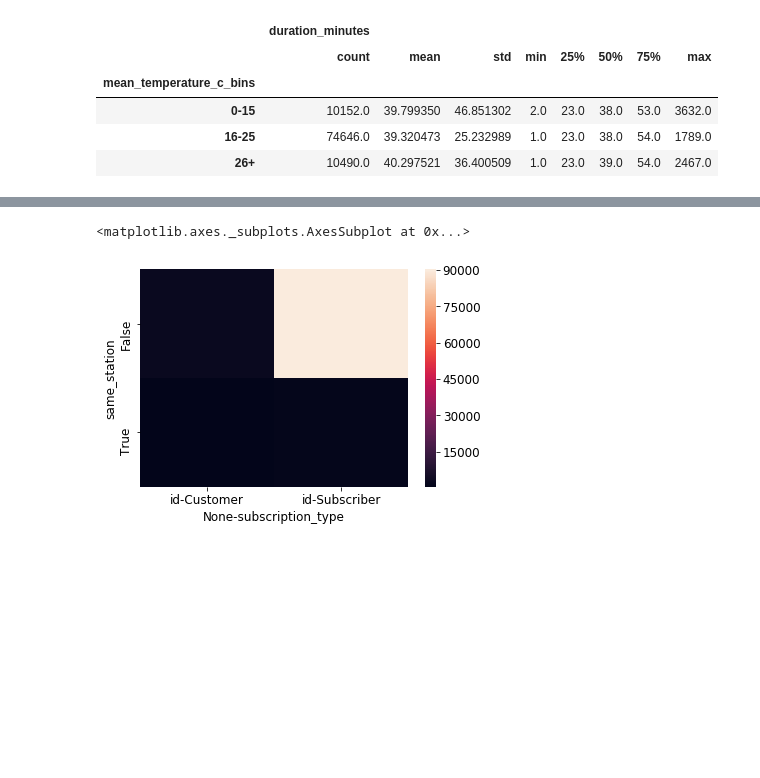
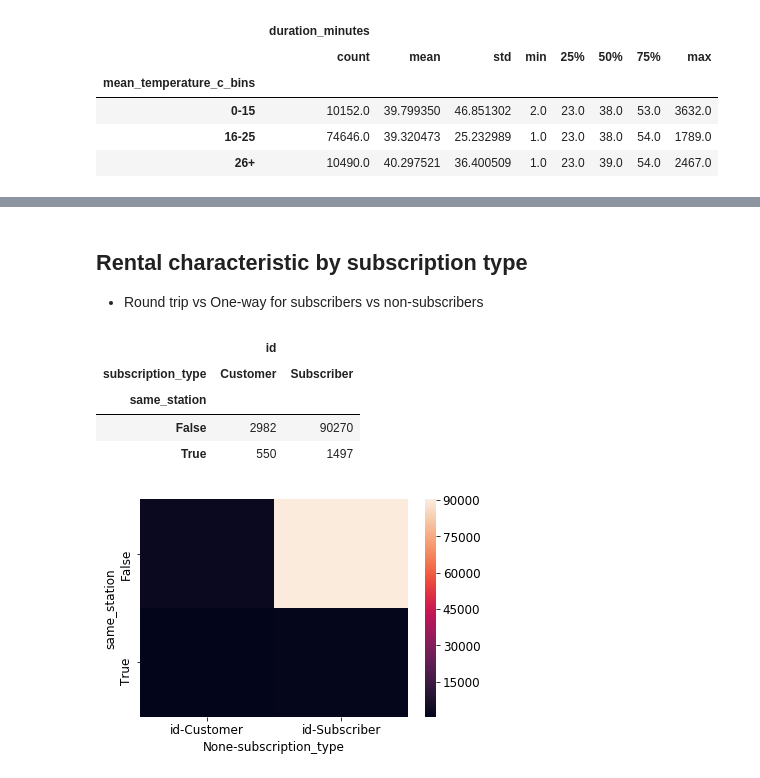
Before and after one commit to orbenishay/pandas-project, a Jupyter notebook: Bicycle_11.ipynb, the cells around one changed output, grey strips where cells are left out. Cells and saved outputs as stored; diff of their text form; code cells hidden in the pictures; blank space fills up the shorter version.

```diff
--- a/Bicycle_11.ipynb
+++ b/Bicycle_11.ipynb
@@ -244,10 +244,19 @@ df_all.describe()
 [figure]
+# %% [markdown]
+## Rental characteristic by subscription type
+
+* Round trip vs One-way for subscribers vs non-subscribers
 # %%
 df_all['same_station']=df_all['start_station_id']==df_all['end_station_id']
 df_heatmap=df_all.groupby(['same_station','subscription_type']).agg({'id':'count'}).unstack(-1)
 # df_heatmap = df_all.groupby(['same_station','subscription_type'])['subscription_type'].count()
 sns.heatmap(df_heatmap)
 # df_heatmap.head()
+df_heatmap.head()
 # %% [output]
-<matplotlib.axes._subplots.AxesSubplot at 0x...>
+|  | id |  |
+| subscription_type | Customer | Subscriber |
+| same_station |  |  |
+| False | 2982 | 90270 |
+| True | 550 | 1497 |
 [figure]
```
Also changed, not shown: parts of 6 cells of this notebook.
